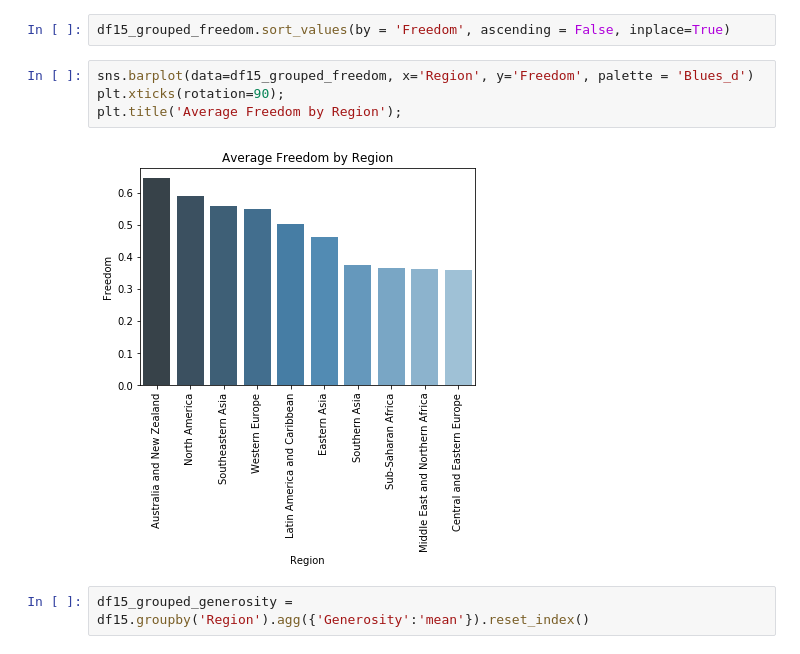
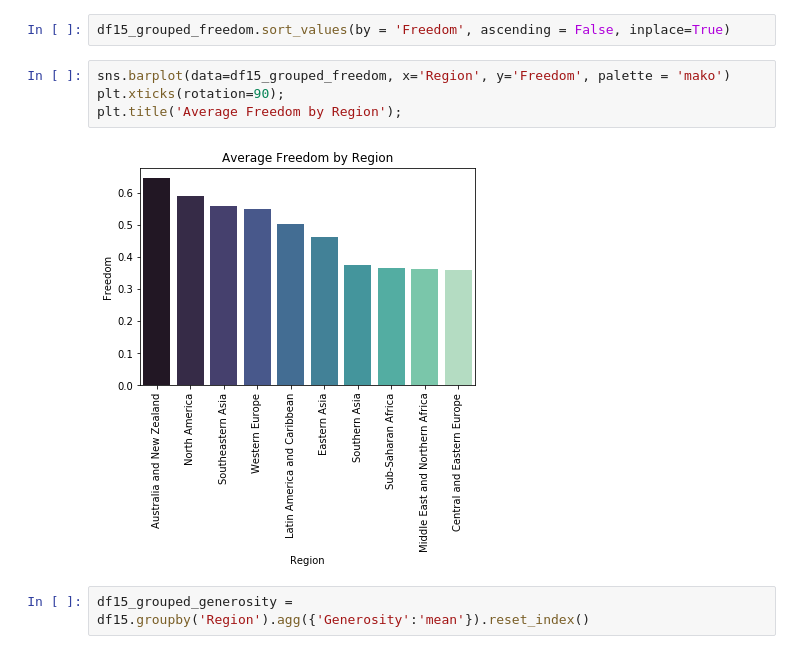
Before and after one commit to ipatel467/Happiness-Index, a Jupyter notebook: Index.ipynb, the cells around one changed output. Drawn from its saved outputs; the diff is of its cells as text.

```diff
--- a/Index.ipynb
+++ b/Index.ipynb
@@ -218,11 +218,11 @@ df15_grouped_freedom = df15.groupby('Region').agg({'Freedom':'mean'}).reset_inde
 # %%
 df15_grouped_freedom.sort_values(by = 'Freedom', ascending = False, inplace=True)
 # %%
-sns.barplot(data=df15_grouped_freedom, x='Region', y='Freedom', palette = 'Blues_d')
+sns.barplot(data=df15_grouped_freedom, x='Region', y='Freedom', palette = 'mako')
 plt.xticks(rotation=90);
 plt.title('Average Freedom by Region');
 # %% [output]
-[figure, old version]
+[figure, new version]
 # %%
 df15_grouped_generosity = df15.groupby('Region').agg({'Generosity':'mean'}).reset_index()
 # %%
```
Also changed, not shown: parts of 5 cells of this notebook.
